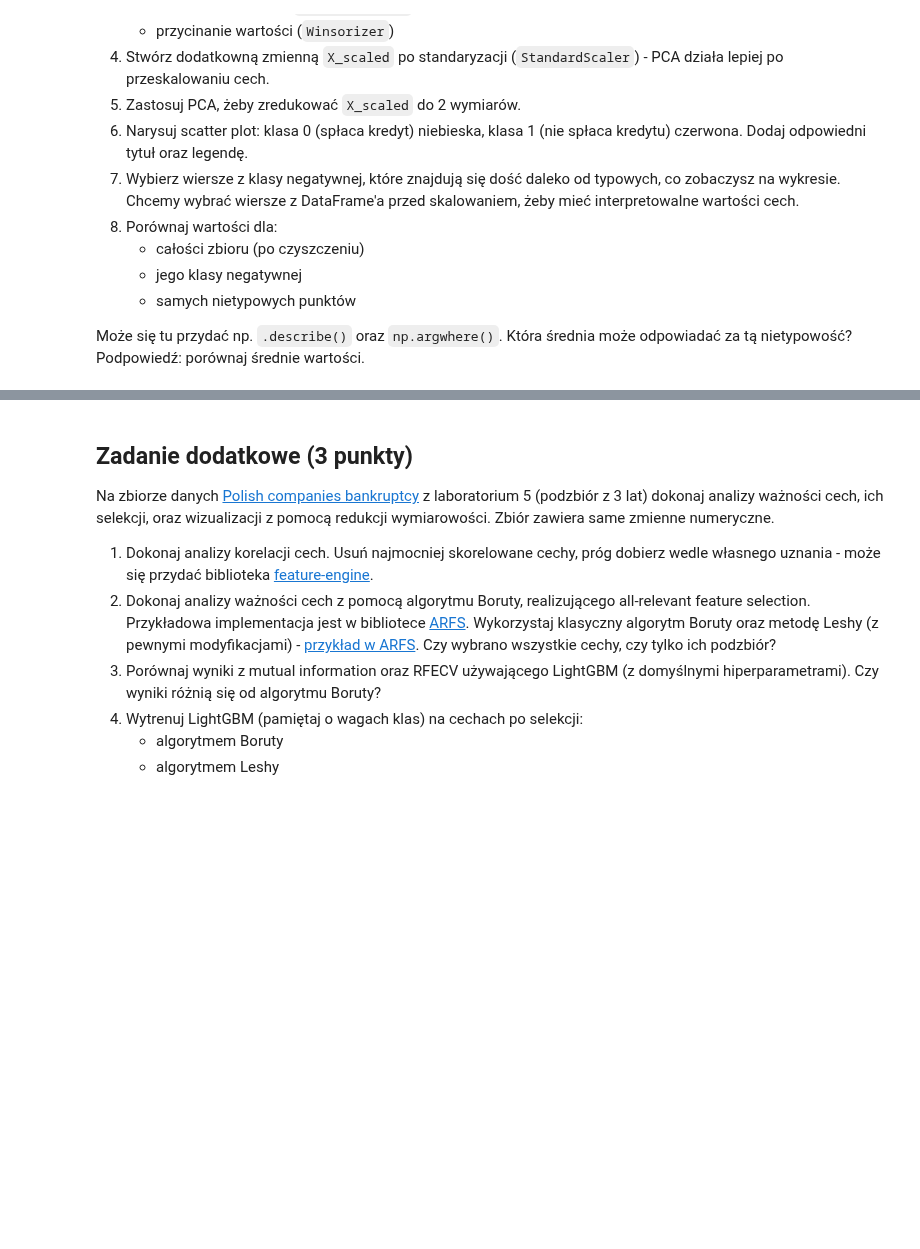
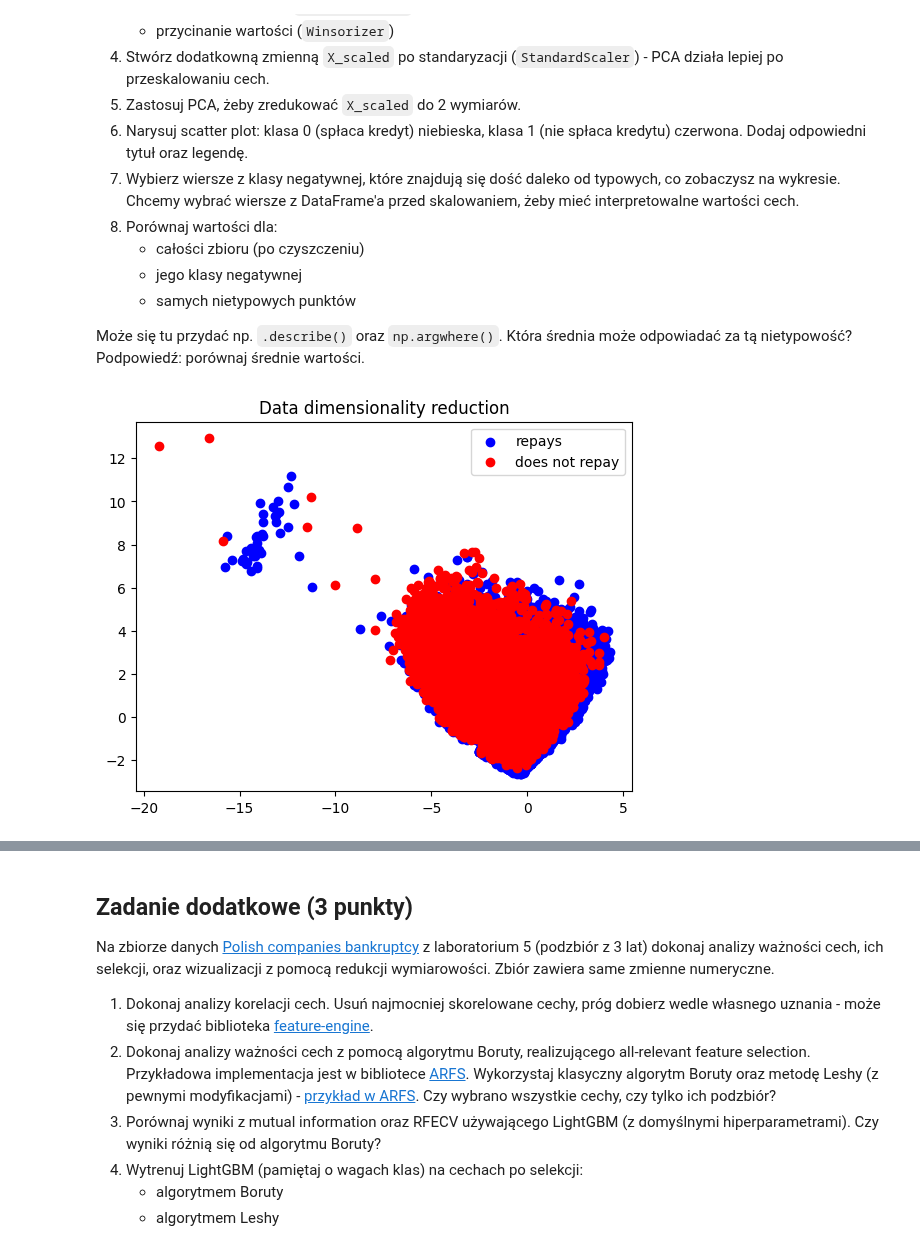
Before and after one commit to mpodmokly/podstawy-uczenia-maszynowego-24-25, a Jupyter notebook: lab6/notebook.ipynb, the cells around one changed output, grey strips where cells are left out. Cells and saved outputs as stored; diff of their text form; code cells hidden in the pictures; blank space fills up the shorter version.

```diff
--- a/lab6/notebook.ipynb
+++ b/lab6/notebook.ipynb
@@ -779,3 +782,38 @@ Takie wykresy są często nieco bardziej informatywne w przypadku klasyfikacji,
    - samych nietypowych punktów
 
 Może się tu przydać np. `.describe()` oraz `np.argwhere()`. Która średnia może odpowiadać za tą nietypowość? Podpowiedź: porównaj średnie wartości.
+# %%
+from sklearn.impute import SimpleImputer
+from feature_engine.outliers import OutlierTrimmer
+from feature_engine.outliers import Winsorizer
+from feature_engine.pipeline import Pipeline as PipelineFE
+
+
+df_credit = pd.read_parquet("give_me_some_credit_data.parquet")
+y_credit = df_credit.pop("SeriousDlqin2yrs")
+
+pipeline = PipelineFE([
+    ("imputer", SimpleImputer(strategy="median")),
+    ("trimmer", OutlierTrimmer()),
+    ("winsor", Winsorizer())
+])
+pipeline.fit(df_credit, y_credit)
+X_credit, y_credit = pipeline.transform_x_y(df_credit, y_credit)
+# %%
+from sklearn.preprocessing import StandardScaler
+
+
+scaler = StandardScaler()
+X_scaled = scaler.fit_transform(X_credit)
+# %%
+pca = PCA(n_components=2, random_state=0)
+X_credit_embed = pca.fit_transform(X_scaled)
+
+plt.scatter(X_credit_embed.values[y_credit == 0][:, 0], X_credit_embed.values[y_credit == 0][:, 1], c="blue", label="repays")
+plt.scatter(X_credit_embed.values[y_credit == 1][:, 0], X_credit_embed.values[y_credit == 1][:, 1], c="red", label="does not repay")
+
+plt.title("Data dimensionality reduction")
+plt.legend()
+plt.show()
+# %% [output]
+[figure, added]
```
Also changed, not shown: parts of 4 cells of this notebook, 1 other file.
